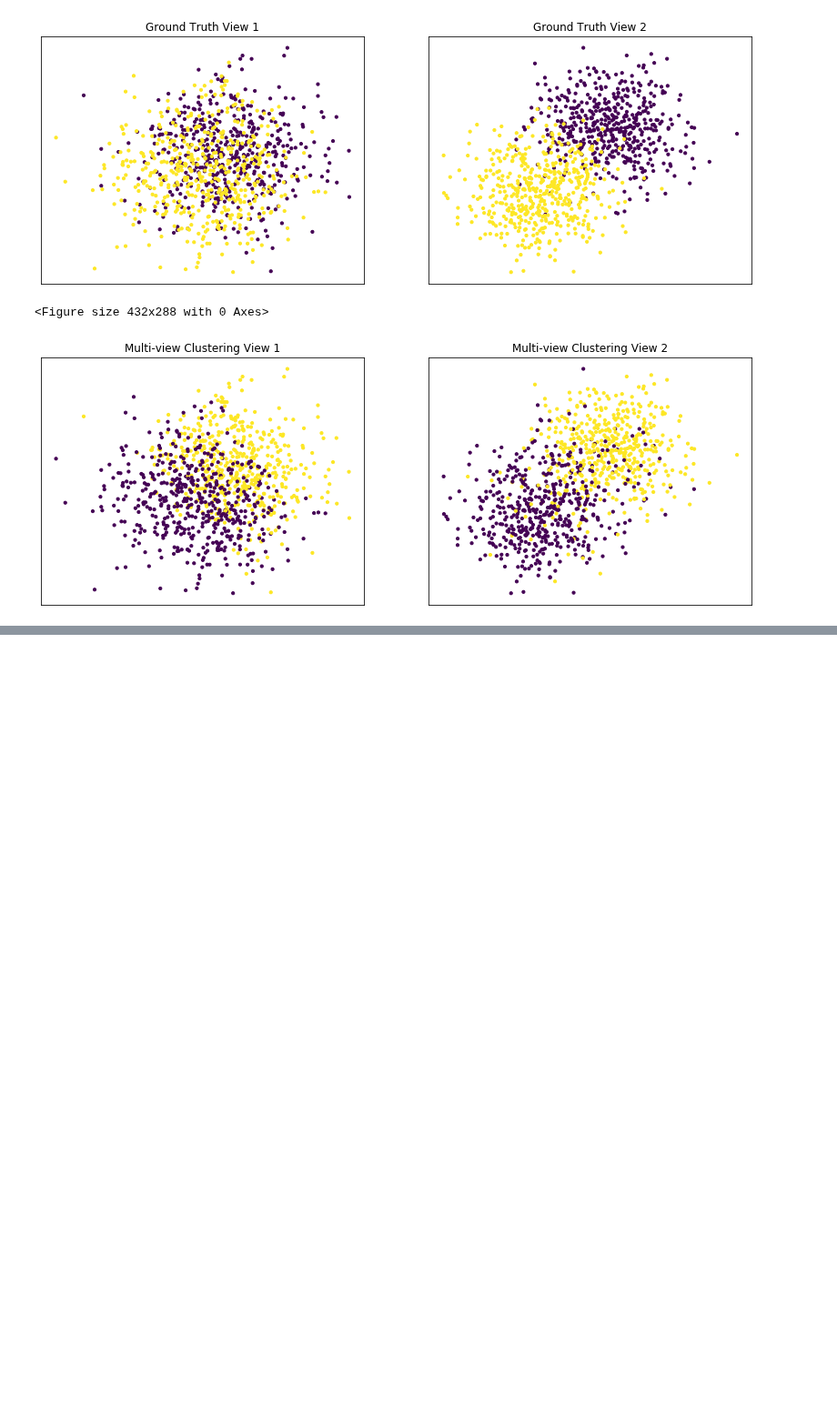
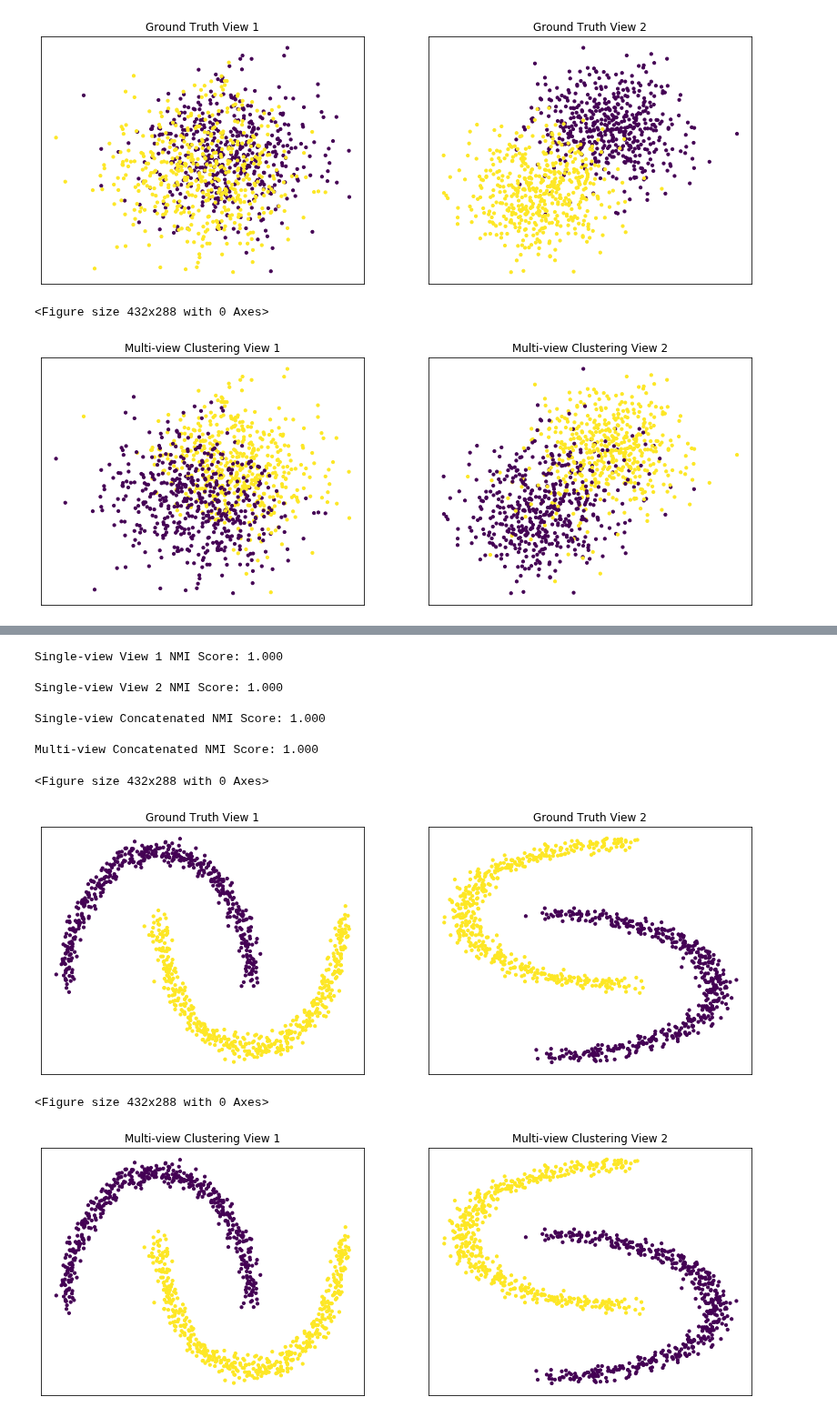
Before and after one commit to mvlearn/mvlearn, a Jupyter notebook: docs/tutorials/cluster/MVSpectralClustering/MultiviewSpectralValidation_SimulatedData.ipynb, the cells around one changed output, grey strips where cells are left out. Shown at 91% size. Saved outputs shown, nothing was run; the diff lists cells and outputs as text; code cells hidden in the pictures; blank space fills up the shorter version.

```diff
--- a/docs/tutorials/cluster/MVSpectralClustering/MultiviewSpectralValidation_SimulatedData.ipynb
+++ b/docs/tutorials/cluster/MVSpectralClustering/MultiviewSpectralValidation_SimulatedData.ipynb
@@ -66,11 +66,12 @@ def display_plots(pre_title, data, labels):
 
 In the following function, we will perform single-view spectral clustering on the two views separately and on them concatenated together. We also perform multi-view clustering using the multi-view algorithm. We will also compare the performance of multi-view and single-view versions of spectral clustering. We will evaluate the purity of the resulting clusters from each algorithm with respect to the class labels using the normalized mutual information metric.
 # %%
-def perform_clustering(seed, m_data, labels, n_clusters):
+def perform_clustering(seed, m_data, labels, n_clusters, kernel='rbf'):
 
     #################Single-view spectral clustering#####################
     # Cluster each view separately
-    s_spectral = SpectralClustering(n_clusters=n_clusters, random_state=RANDOM_SEED, n_init=100)
+    s_spectral = SpectralClustering(n_clusters=n_clusters, random_state=RANDOM_SEED,
+                                    affinity=kernel, n_init=100)
     s_clusters_v1 = s_spectral.fit_predict(m_data[0])
     s_clusters_v2 = s_spectral.fit_predict(m_data[1])
 
@@ -89,7 +90,8 @@ def perform_clustering(seed, m_data, labels, n_clusters):
     #################Multi-view spectral clustering######################
 
     # Use the MultiviewSpectralClustering instance to cluster the data
-    m_spectral = MultiviewSpectralClustering(n_clusters=n_clusters, random_state=RANDOM_SEED, n_init=100)
+    m_spectral = MultiviewSpectralClustering(n_clusters=n_clusters, random_state=RANDOM_SEED,
+                        affinity=kernel, n_init=100)
     m_clusters = m_spectral.fit_predict(m_data)
 
     # Compute nmi between true class labels and multi-view cluster labels
@@ -249,3 +255,39 @@ Multi-view Concatenated NMI Score: 0.393
+# %%
+def create_moons(seed, num_per_class=500):
+
+    np.random.seed(seed)
+    data = []
+    labels = []
+
+    for view in range(2):
+        v_dat, v_labs = make_moons(num_per_class*2,
+                random_state=seed + view, noise=0.05, shuffle=False)
+        if view == 1:
+            v_dat = v_dat[:, ::-1]
+
+        data.append(v_dat)
+    for ind in range(len(data)):
+        labels.append(ind * np.ones(num_per_class,))
+    labels = np.concatenate(labels)
+
+    return data, labels
+# %%
+data, labels = create_moons(RANDOM_SEED)
+m_clusters = perform_clustering(RANDOM_SEED, data, labels, 2, kernel='nearest_neighbors')
+display_plots('Ground Truth' ,data, labels)
+display_plots('Multi-view Clustering' ,data, m_clusters)
+# %% [output]
+Single-view View 1 NMI Score: 1.000
+
+Single-view View 2 NMI Score: 1.000
+
+Single-view Concatenated NMI Score: 1.000
+
+Multi-view Concatenated NMI Score: 1.000
+<Figure size 432x288 with 0 Axes>
+[figure, added]
+<Figure size 432x288 with 0 Axes>
+[figure, added]
 # %% [markdown]
 ##### Conclusions
 
```
Also changed, not shown: parts of 2 cells of this notebook, 12 other files.
